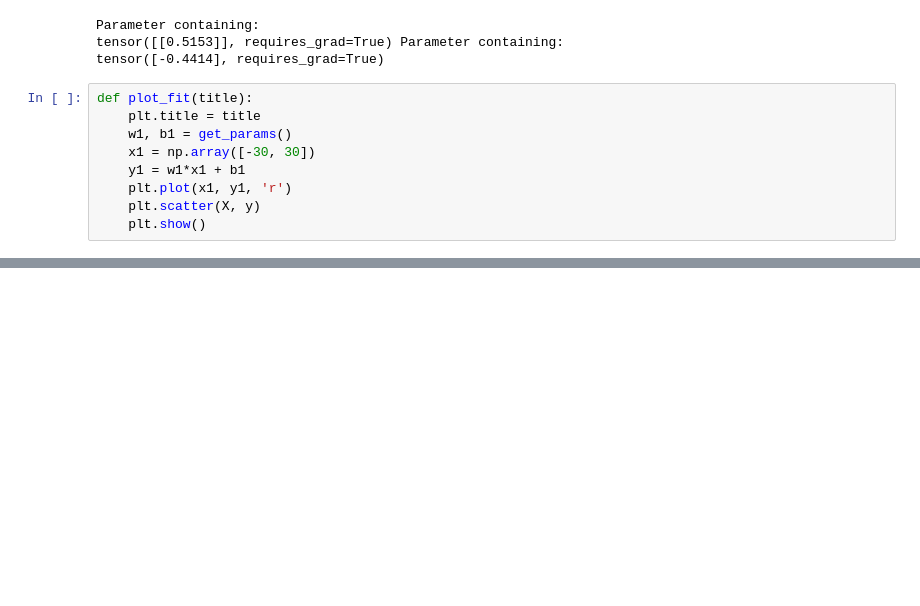
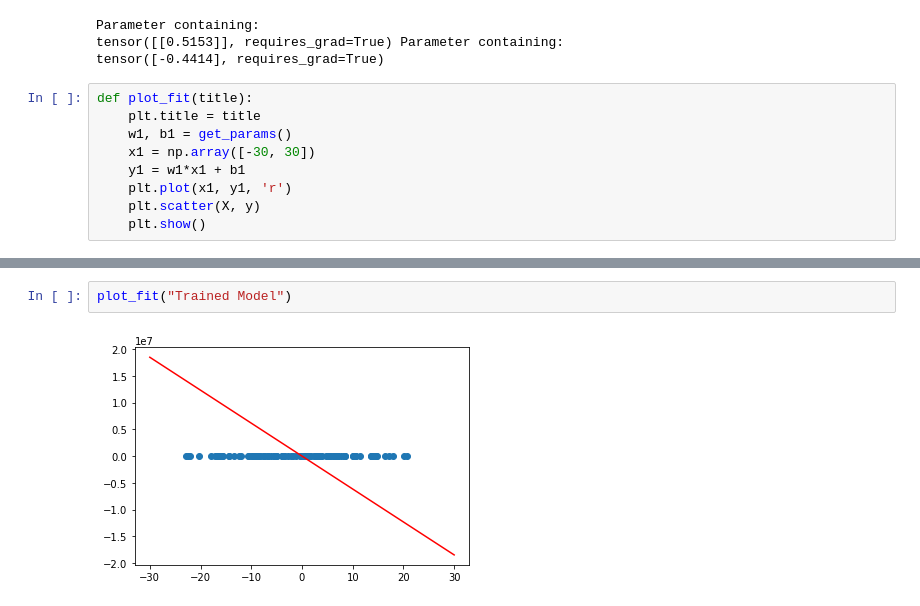
Before and after one commit to data-science-DL/pytorch, a Jupyter notebook: Pytorch for deeplearning and computer vision/section4/Linear Regression 3.ipynb, the cells around one changed output, grey strips where cells are left out. Saved outputs shown, nothing was run; the diff lists cells and outputs as text; blank space fills up the shorter version.

```diff
--- a/Pytorch for deeplearning and computer vision/section4/Linear Regression 3.ipynb
+++ b/Pytorch for deeplearning and computer vision/section4/Linear Regression 3.ipynb
@@ -60,0 +101,4 @@ plot_fit('Initial Model')
+# %%
+plot_fit("Trained Model")
+# %% [output]
+[figure, added]
```
Also changed, not shown: parts of 5 cells of this notebook, 11 other files.
